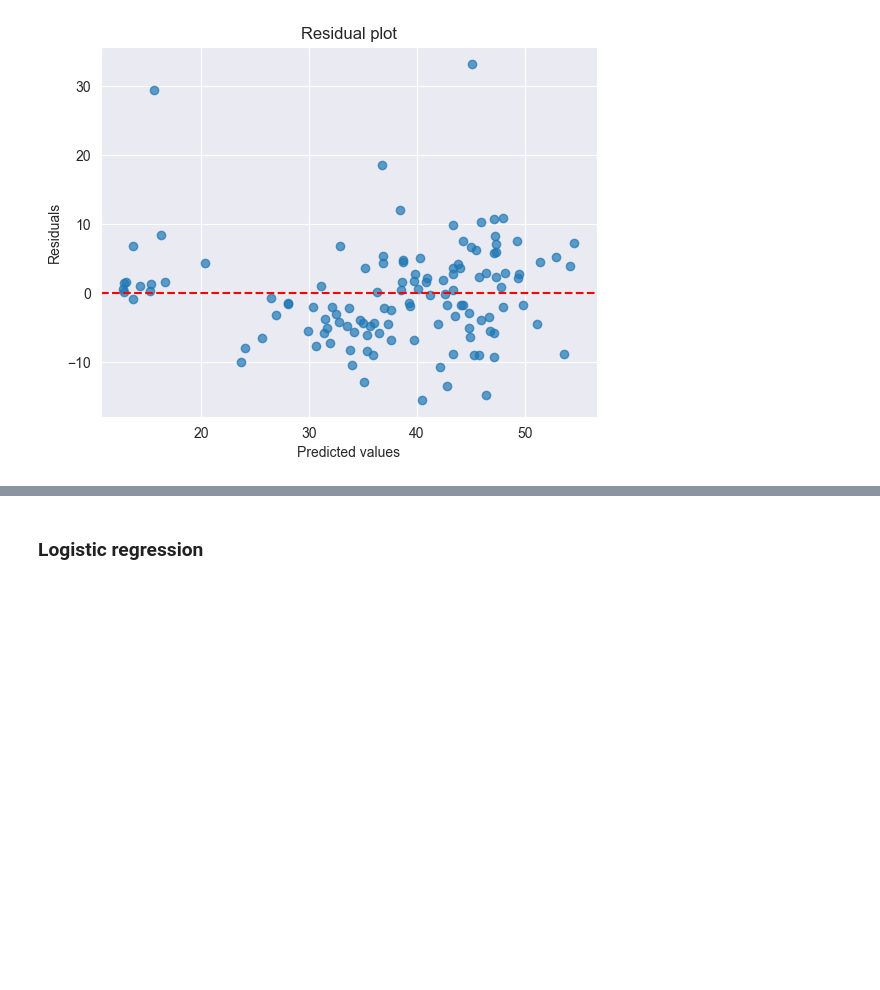
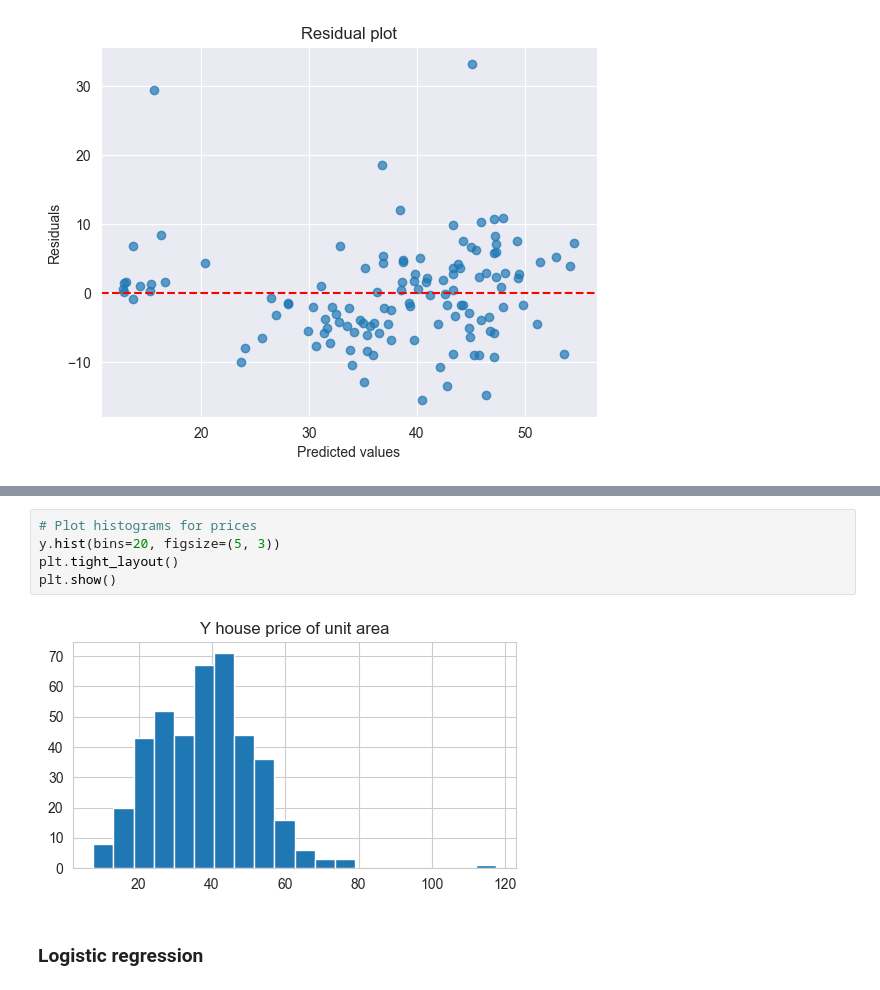
Before and after one commit to Itz-Ezu/DKKO_group6, a Jupyter notebook: linear_logistic_regression/housingPricingAlwaysRising.ipynb, the cells around one changed output, grey strips where cells are left out. Drawn from its saved outputs; the diff is of its cells as text; blank space fills up the shorter version.

```diff
--- a/linear_logistic_regression/housingPricingAlwaysRising.ipynb
+++ b/linear_logistic_regression/housingPricingAlwaysRising.ipynb
@@ -223,3 +240,10 @@ eieplt.show()
+# %%
+# Plot histograms for prices
+y.hist(bins=20, figsize=(5, 3))
+plt.tight_layout()
+plt.show()
+# %% [output]
+[figure, added]
 # %% [markdown]
 ### Logistic regression
 # %%
```
Also changed, not shown: parts of 9 cells of this notebook.
